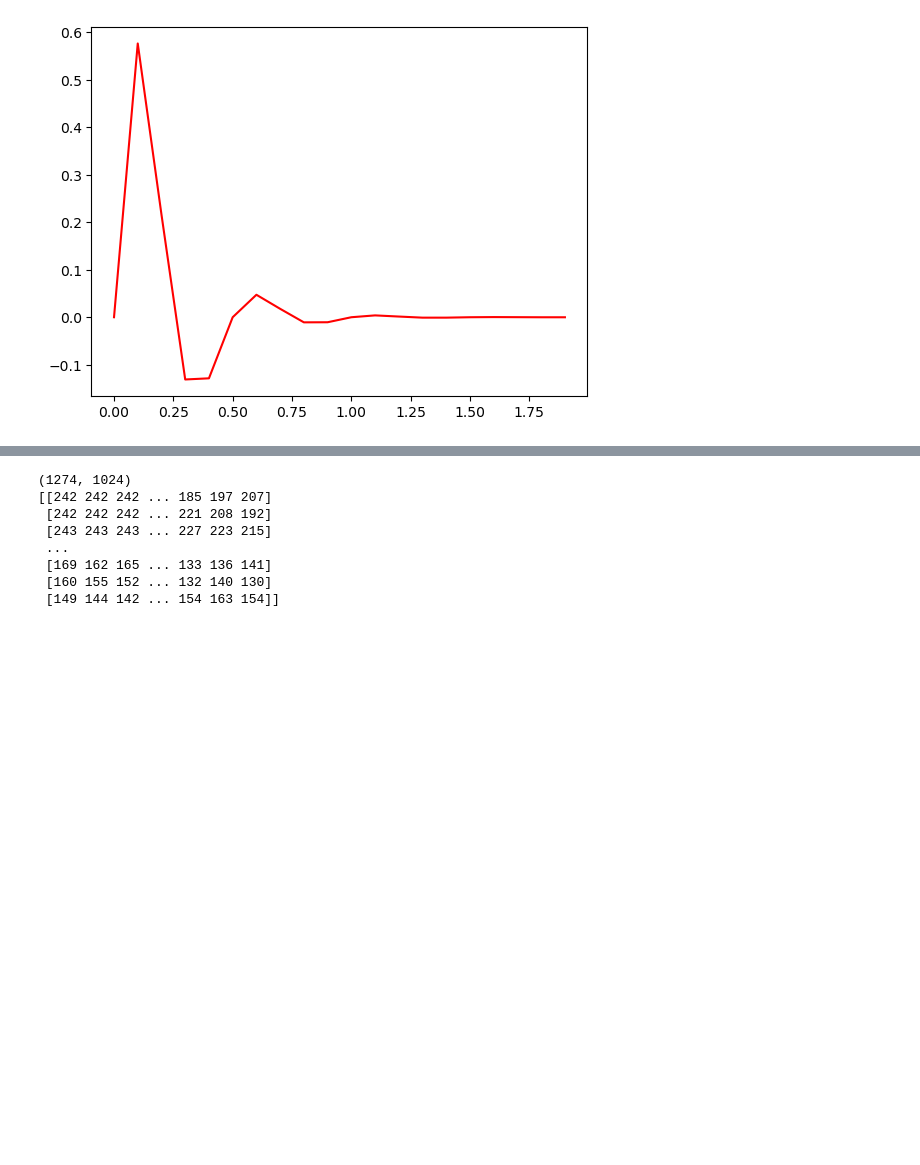
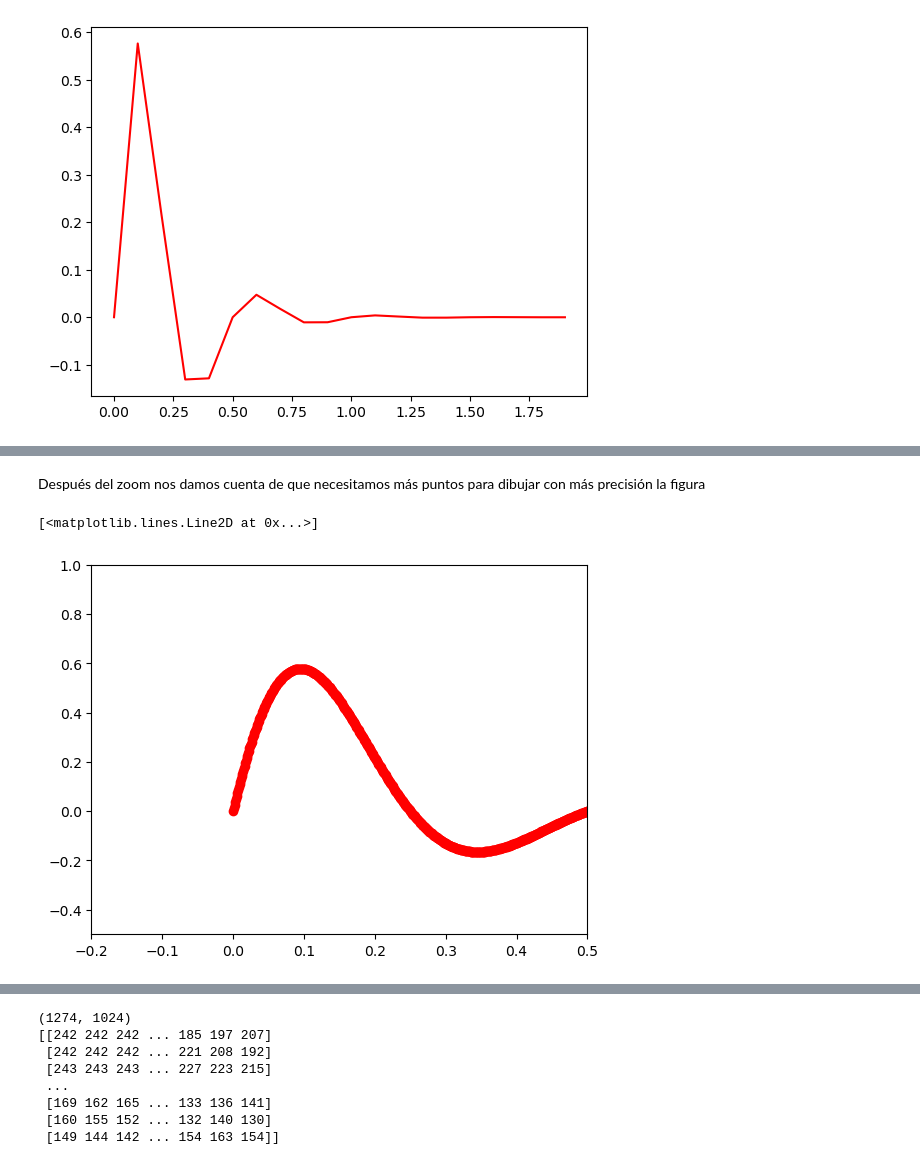
Before and after one commit to javism/fi2022-2023, a Jupyter notebook: practica07/practica07_matplotlib.ipynb, the cells around one changed output, grey strips where cells are left out. Drawn from its saved outputs; the diff is of its cells as text; code cells hidden in the pictures; blank space fills up the shorter version.

Commit message:
Añadido ejemplo de zoom

```diff
--- a/practica07/practica07_matplotlib.ipynb
+++ b/practica07/practica07_matplotlib.ipynb
@@ -192,3 +221,15 @@ fig.savefig('una_funcion.pdf')
+# %% [markdown]
+Después del zoom nos damos cuenta de que necesitamos más puntos para dibujar con más precisión la figura
+# %%
+
+fig = plt.figure()
+t = np.arange(0., 2., 0.001)
+plt.xlim(-.2,.5)
+plt.ylim(-.5,1)
+plt.plot(t, fc1(t), 'ro--')
+# %% [output]
+[<matplotlib.lines.Line2D at 0x...>]
+[figure, added]
 # %% [markdown]
 ## Visualizar imágenes
 
```
Also changed, not shown: parts of 4 cells of this notebook.
